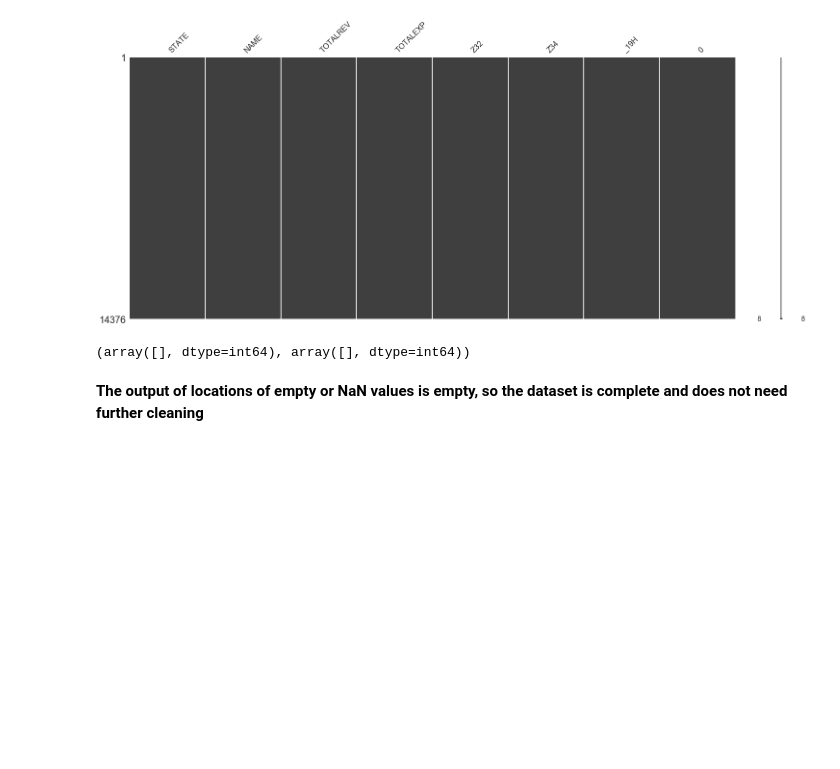
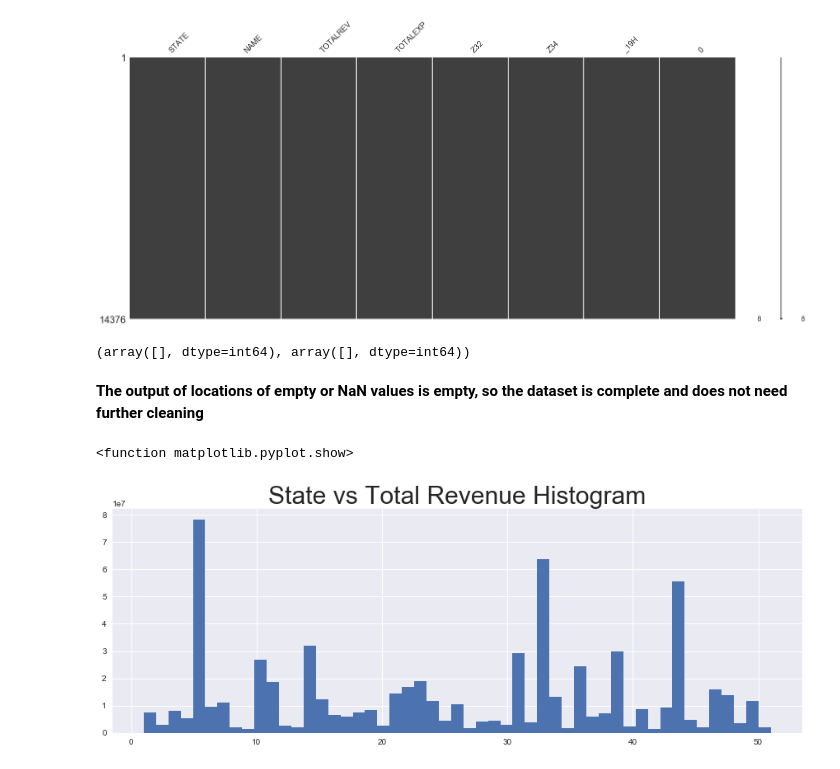
Before and after one commit to chao-norman/DSD-Data-Cleaning-and-Visualization, a Jupyter notebook: Code/School District Data Analysis.ipynb, the cells around one changed output. Drawn from its saved outputs; the diff is of its cells as text; code cells hidden in the pictures; blank space fills up the shorter version.

Commit message:
9/23: Add new plots, cleaned up, suggestions for future plots

```diff
--- a/Code/School District Data Analysis.ipynb
+++ b/Code/School District Data Analysis.ipynb
@@ -51,9 +50,9 @@ InstrSum = InstrElem.sum(axis=1)
 # %%
-#Delete unneccessary data columns
-SchoolDistShortTemp = SchoolDist[['STATE', 'NAME', 'TOTALREV', 'TOTALEXP', 'Z32', 'Z34', '_19H']]
+# Picking out data columns that we want to examine
+SchoolFinanceShort = SchoolFinance[['STATE', 'NAME', 'TOTALREV', 'TOTALEXP', 'Z32', 'Z34', '_19H']]
 
 # STATE - Location of School
-# NAME - Name of school district
+# NAME - Name of school district ?? idk
 # TOTALREV - Total Revenue to school
 # TOTALEXP - Total Expenditure of school
 # Z32 - TSALWAGE - Total salaries and wages
@@ -61,8 +60,8 @@ SchoolDistShortTemp = SchoolDist[['STATE', 'NAME', 'TOTALREV', 'TOTALEXP', 'Z32'
 # _19H - Long-term debt outstanding at beginning of the fiscal year
 
 # Append Total Spending on Instruction to SchoolDist
-SchoolDistShort = pd.concat([SchoolDistShortTemp, InstrSum], axis=1)
 # 0 is column header for Total Spending on Instruction
+SchoolFinanceShort = pd.concat([SchoolFinanceShort, InstrSum], axis=1)
 # %%
 # Print Head of Shortened Dataset before cleaning
 SchoolDistShort.head()
@@ -85,3 +84,19 @@ np.where(pd.isnull(SchoolDistShort))
 (array([], dtype=int64), array([], dtype=int64))
 # %% [markdown]
 **The output of locations of empty or NaN values is empty, so the dataset is complete and does not need further cleaning**
+# %%
+# Summing up all TOTALREV for schools in each state
+totalrev_dict = defaultdict(lambda:0)
+for index, row in SchoolDistShort.iterrows():
+    totalrev_dict[row.STATE] += row.TOTALREV
+sorted_by_state = sorted(totalrev_dict.items())
+state, total_rev = zip(*sorted_by_state)
+# %%
+# Histogram of State vs Total Revenue
+plt.figure(figsize=(15, 5))
+plt.hist(state, weights=total_rev, bins=len(state))
+plt.title("State vs Total Revenue Histogram", fontsize=30)
+plt.show
+# %% [output]
+<function matplotlib.pyplot.show>
+[figure, added]
```
Also changed, not shown: parts of 17 cells of this notebook, 3 other files.
